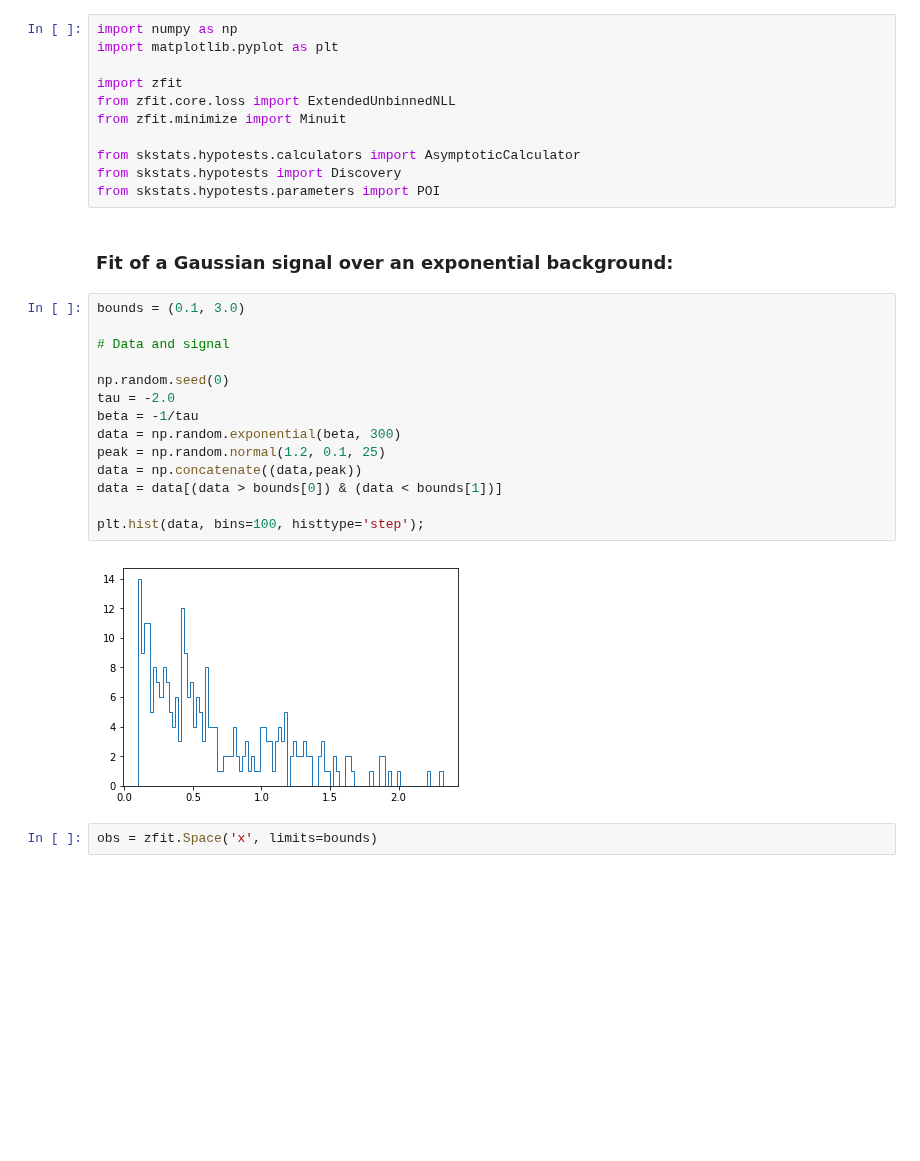
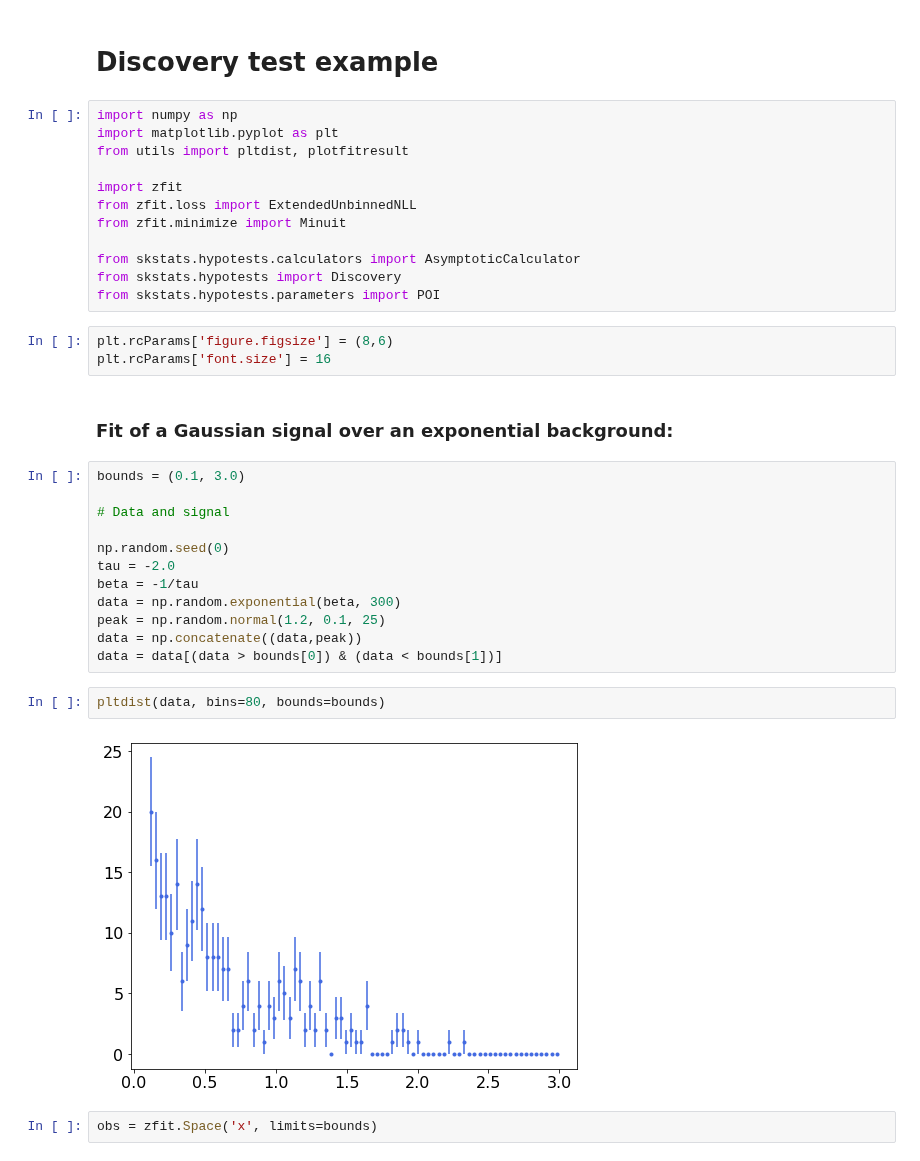
Before and after one commit to scikit-hep/hepstats, a Jupyter notebook: notebooks/hypotests/discovery_asy_zfit.ipynb, the cells around one changed output. Saved outputs shown, nothing was run; the diff lists cells and outputs as text; blank space fills up the shorter version.

```diff
--- a/notebooks/hypotests/discovery_asy_zfit.ipynb
+++ b/notebooks/hypotests/discovery_asy_zfit.ipynb
@@ -1,14 +1,20 @@
+# %% [markdown]
+# Discovery test example
 # %%
 import numpy as np
 import matplotlib.pyplot as plt
+from utils import pltdist, plotfitresult
 
 import zfit
-from zfit.core.loss import ExtendedUnbinnedNLL
+from zfit.loss import ExtendedUnbinnedNLL
 from zfit.minimize import Minuit
 
 from skstats.hypotests.calculators import AsymptoticCalculator
 from skstats.hypotests import Discovery
 from skstats.hypotests.parameters import POI
+# %%
+plt.rcParams['figure.figsize'] = (8,6)
+plt.rcParams['font.size'] = 16
 # %% [markdown]
 ### Fit of a Gaussian signal over an exponential background:
 # %%
@@ -23,10 +29,10 @@ data = np.random.exponential(beta, 300)
 peak = np.random.normal(1.2, 0.1, 25)
 data = np.concatenate((data,peak))
 data = data[(data > bounds[0]) & (data < bounds[1])]
-
-plt.hist(data, bins=100, histtype='step');
-# %% [output]
-[figure, removed]
+# %%
+pltdist(data, bins=80, bounds=bounds)
+# %% [output]
+[figure, added]
 # %%
 obs = zfit.Space('x', limits=bounds)
 # %%
```
Also changed, not shown: parts of 5 cells of this notebook, 6 other files.
